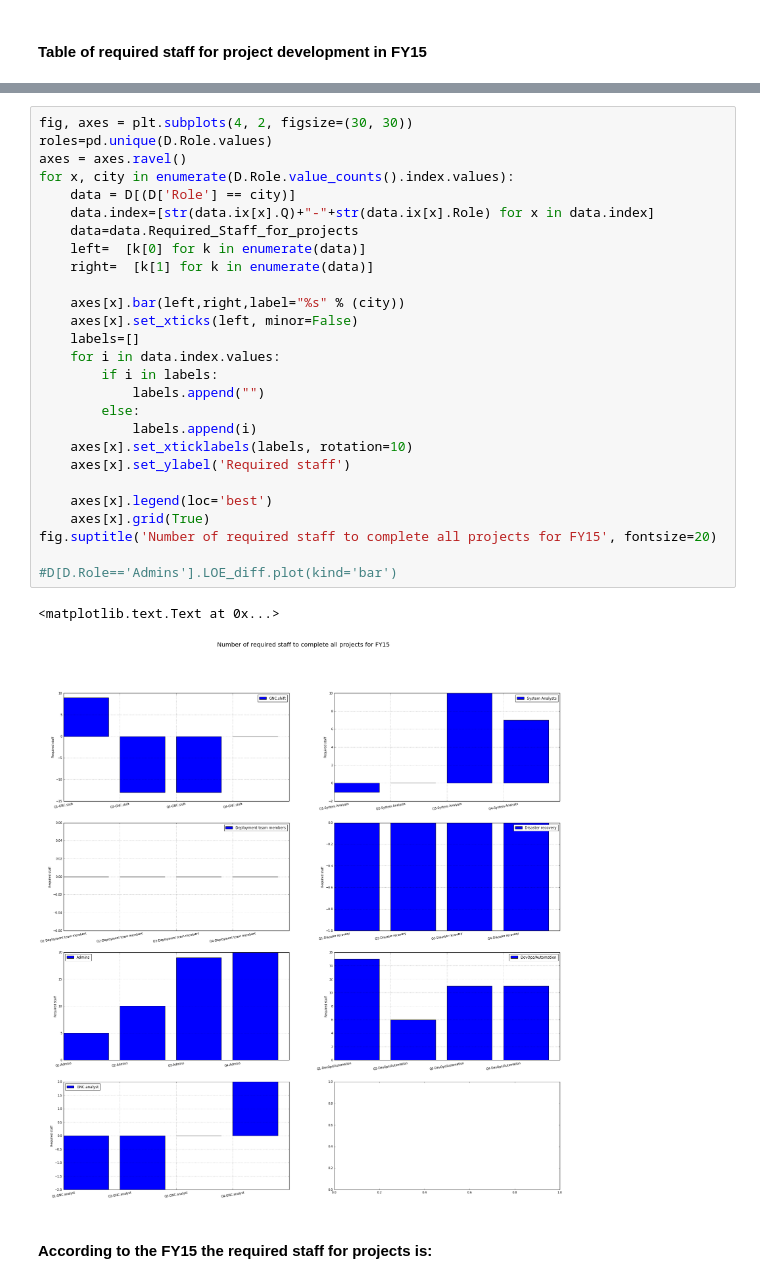
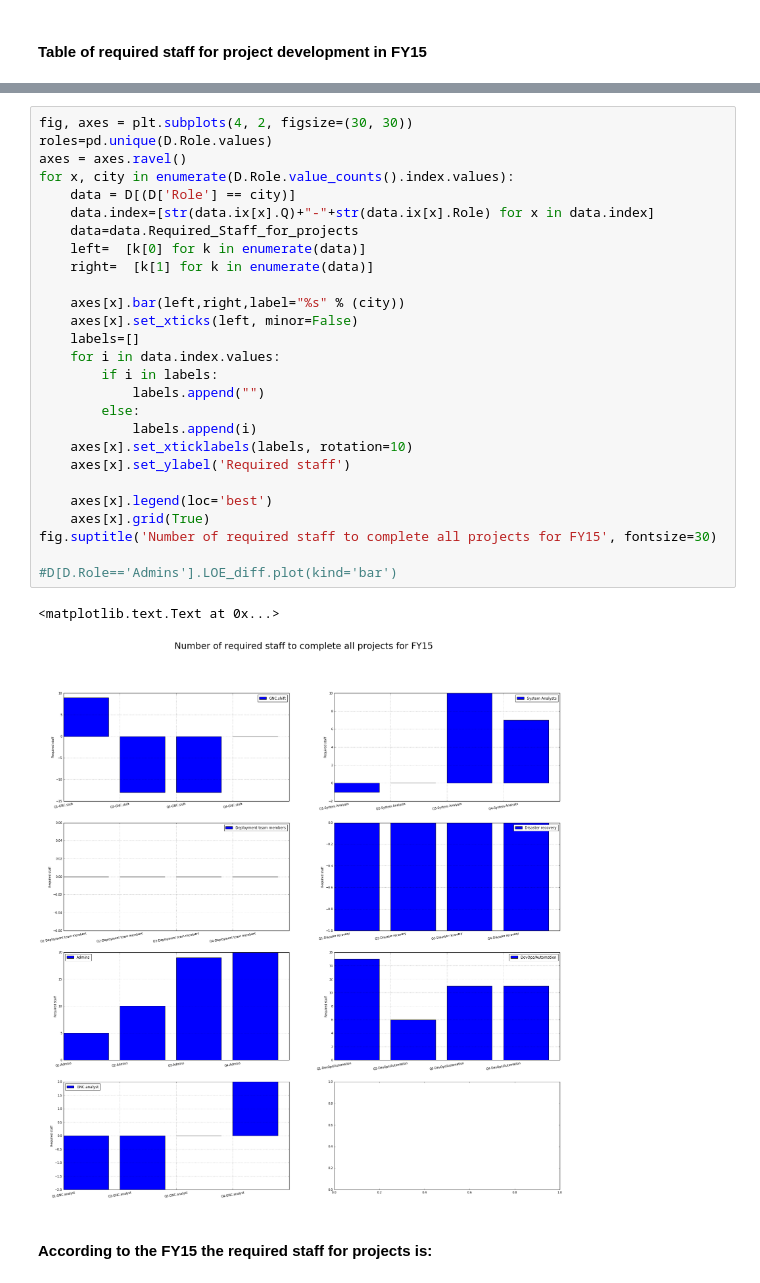
Before and after one commit to AnnaDS/staff_capacity, a Jupyter notebook: FY16 staff assessment.ipynb, the cells around one changed output, grey strips where cells are left out. Cells and saved outputs as stored; diff of their text form.

```diff
--- a/FY16 staff assessment.ipynb
+++ b/FY16 staff assessment.ipynb
@@ -41,33 +43,33 @@ D
 # %%
 fig, axes = plt.subplots(4, 2, figsize=(30, 30))
 roles=pd.unique(D.Role.values)
 axes = axes.ravel()
 for x, city in enumerate(D.Role.value_counts().index.values):
     data = D[(D['Role'] == city)]
     data.index=[str(data.ix[x].Q)+"-"+str(data.ix[x].Role) for x in data.index]
     data=data.Required_Staff_for_projects
     left=  [k[0] for k in enumerate(data)]
     right=  [k[1] for k in enumerate(data)]
 
     axes[x].bar(left,right,label="%s" % (city))
     axes[x].set_xticks(left, minor=False)
     labels=[]
     for i in data.index.values:
         if i in labels:
             labels.append("")
         else:
             labels.append(i)
     axes[x].set_xticklabels(labels, rotation=10)
     axes[x].set_ylabel('Required staff')
 
     axes[x].legend(loc='best')
     axes[x].grid(True)
-fig.suptitle('Number of required staff to complete all projects for FY15', fontsize=20)
+fig.suptitle('Number of required staff to complete all projects for FY15', fontsize=30)
 
 #D[D.Role=='Admins'].LOE_diff.plot(kind='bar')
 # %% [output]
 <matplotlib.text.Text at 0x...>
-[figure, old version]
+[figure, new version]
 # %% [markdown]
 #### According to the FY15 the required staff for projects is:
 # %% [markdown]
```
Also changed, not shown: parts of 3 cells of this notebook.
